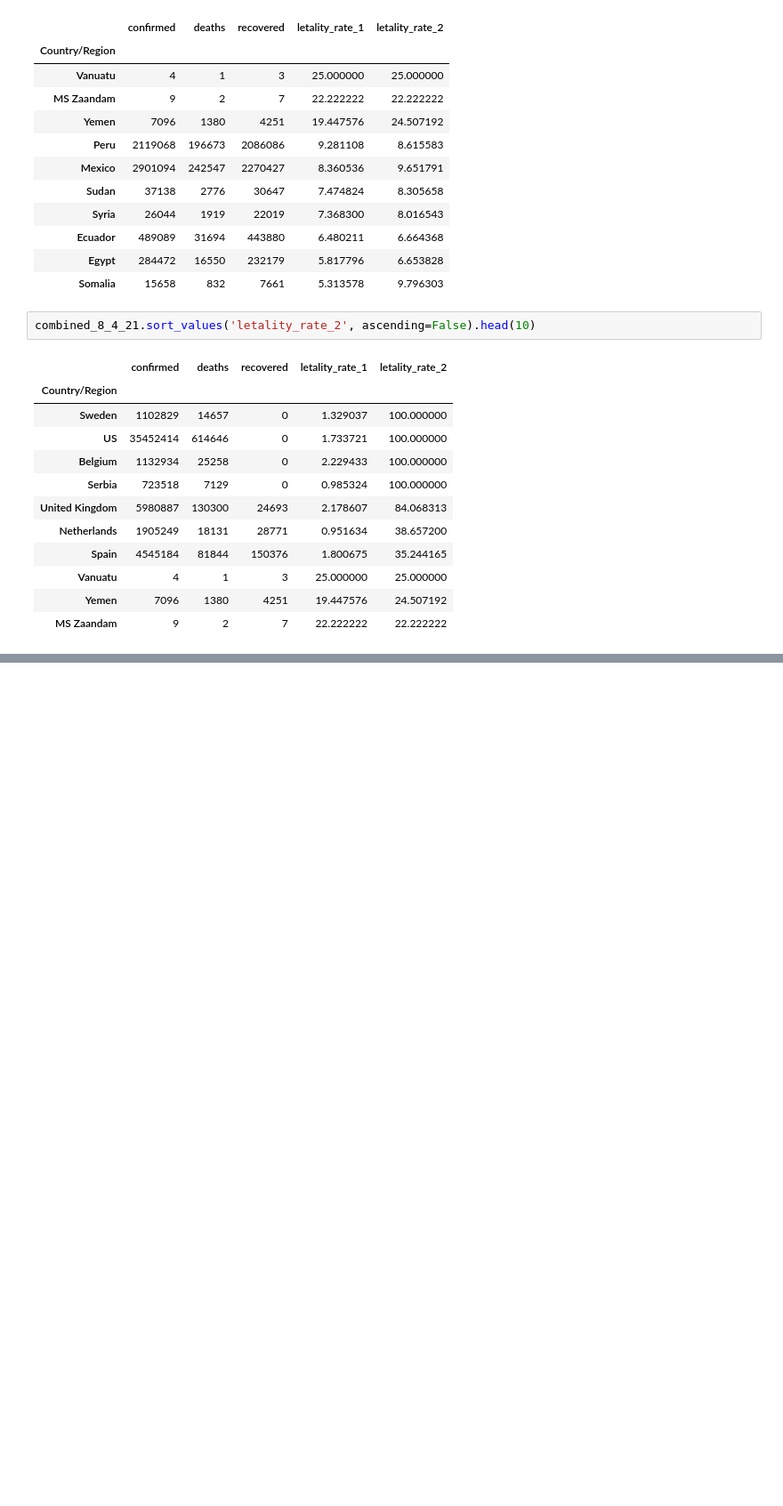
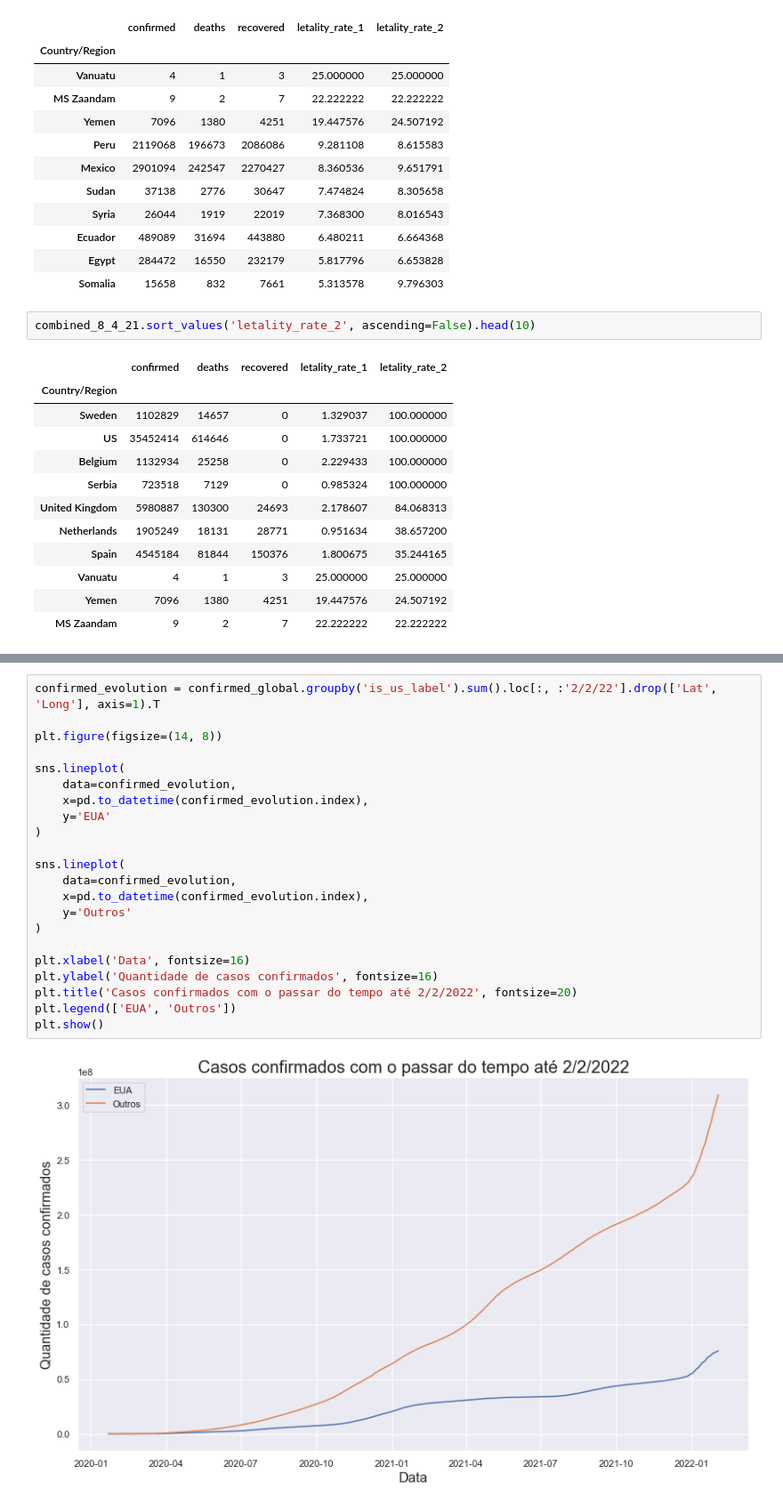
Before and after one commit to DinizMaths/DataScience, a Jupyter notebook: Projetos de Insights/Health/Análise de dados coronavírus.ipynb, the cells around one changed output, grey strips where cells are left out. Shown: that part at 89% size. Drawn from its saved outputs; the diff is of its cells as text; blank space fills up the shorter version.

```diff
--- a/Projetos de Insights/Health/Análise de dados coronavírus.ipynb
+++ b/Projetos de Insights/Health/Análise de dados coronavírus.ipynb
@@ -457,0 +520,24 @@ Fica evidente, pelo gráfico, que a letalidade até o dia 8/4/2021 se concentra
+# %%
+confirmed_evolution = confirmed_global.groupby('is_us_label').sum().loc[:, :'2/2/22'].drop(['Lat', 'Long'], axis=1).T
+
+plt.figure(figsize=(14, 8))
+
+sns.lineplot(
+    data=confirmed_evolution,
+    x=pd.to_datetime(confirmed_evolution.index),
+    y='EUA'
+)
+
+sns.lineplot(
+    data=confirmed_evolution,
+    x=pd.to_datetime(confirmed_evolution.index),
+    y='Outros'
+)
+
+plt.xlabel('Data', fontsize=16)
+plt.ylabel('Quantidade de casos confirmados', fontsize=16)
+plt.title('Casos confirmados com o passar do tempo até 2/2/2022', fontsize=20)
+plt.legend(['EUA', 'Outros'])
+plt.show()
+# %% [output]
+[figure, added]
```
Also changed, not shown: parts of 47 cells of this notebook.
